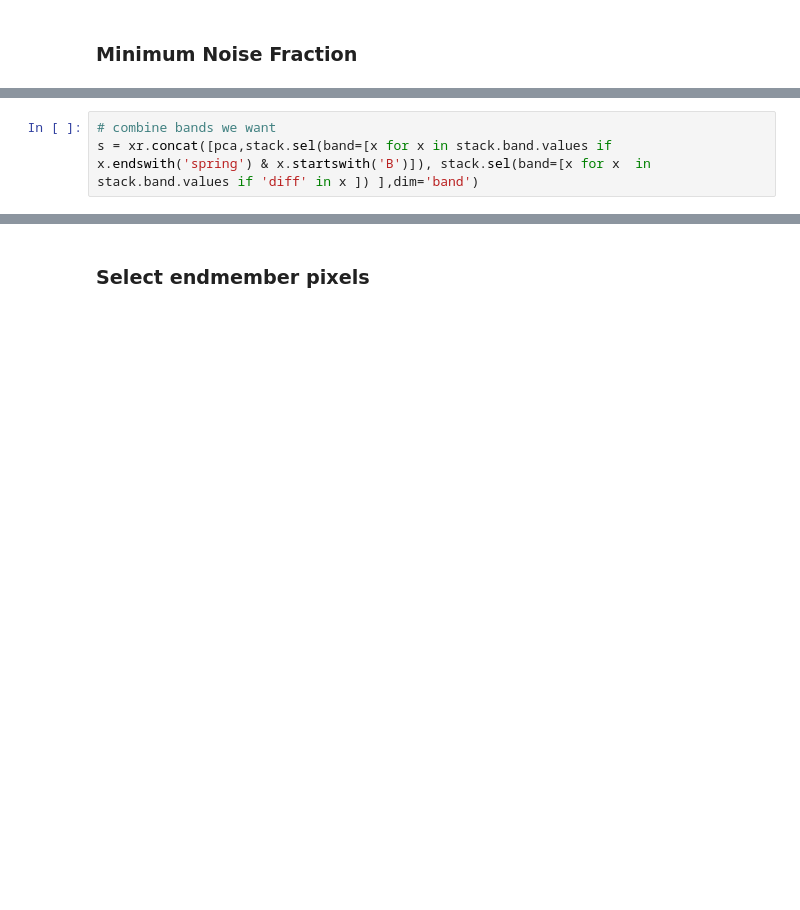
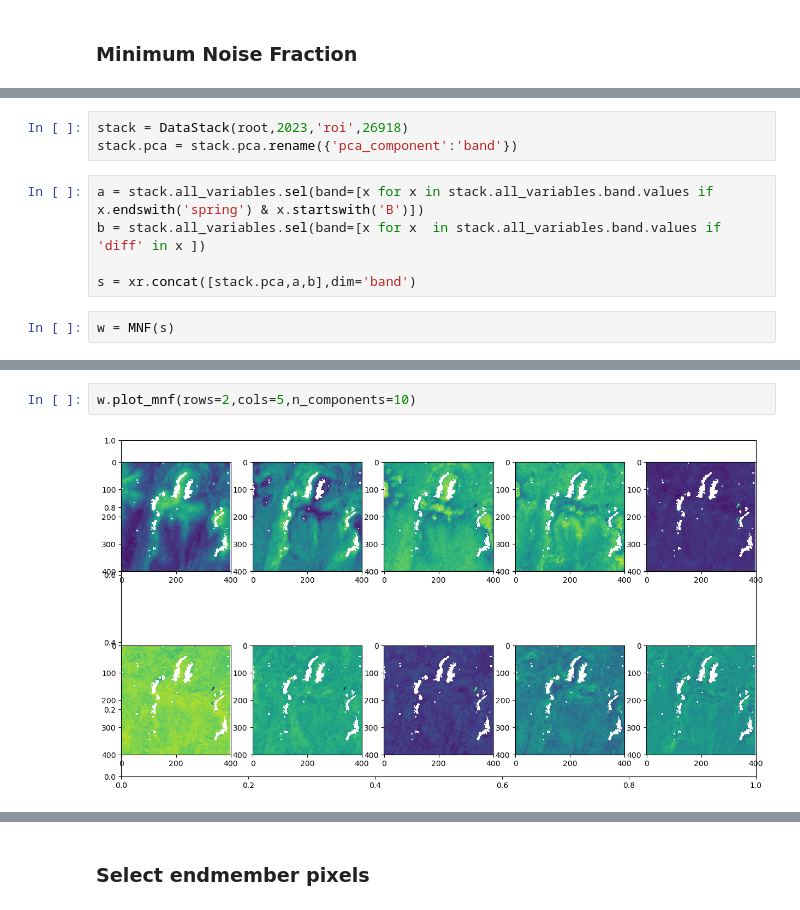
Before and after one commit to rosehanuy/beech-catskills, a Jupyter notebook: data_stack.ipynb, the cells around one changed output, grey strips where cells are left out. Saved outputs shown, nothing was run; the diff lists cells and outputs as text; blank space fills up the shorter version.

```diff
--- a/data_stack.ipynb
+++ b/data_stack.ipynb
@@ -571,3 +271,10 @@ stack = xr.open_dataarray(root / 'sentinel_data' / 'bartlett_stack_coreg_cloudco
+# %%
+stack = DataStack(root,2023,'roi',26918)
+stack.pca = stack.pca.rename({'pca_component':'band'})
 # %%
-# combine bands we want
-s = xr.concat([pca,stack.sel(band=[x for x in stack.band.values if x.endswith('spring') & x.startswith('B')]), stack.sel(band=[x for x  in stack.band.values if 'diff' in x ]) ],dim='band')
+a = stack.all_variables.sel(band=[x for x in stack.all_variables.band.values if x.endswith('spring') & x.startswith('B')])
+b = stack.all_variables.sel(band=[x for x  in stack.all_variables.band.values if 'diff' in x ])
+
+s = xr.concat([stack.pca,a,b],dim='band')
+# %%
+w = MNF(s)
@@ -574 +285,5 @@ s = xr.concat([pca,stack.sel(band=[x for x in stack.band.values if x.endswith('s
+# %%
+w.plot_mnf(rows=2,cols=5,n_components=10)
+# %% [output]
+[figure, added]
 # %%
```
Also changed, not shown: parts of 40 cells of this notebook, 3 other files.
